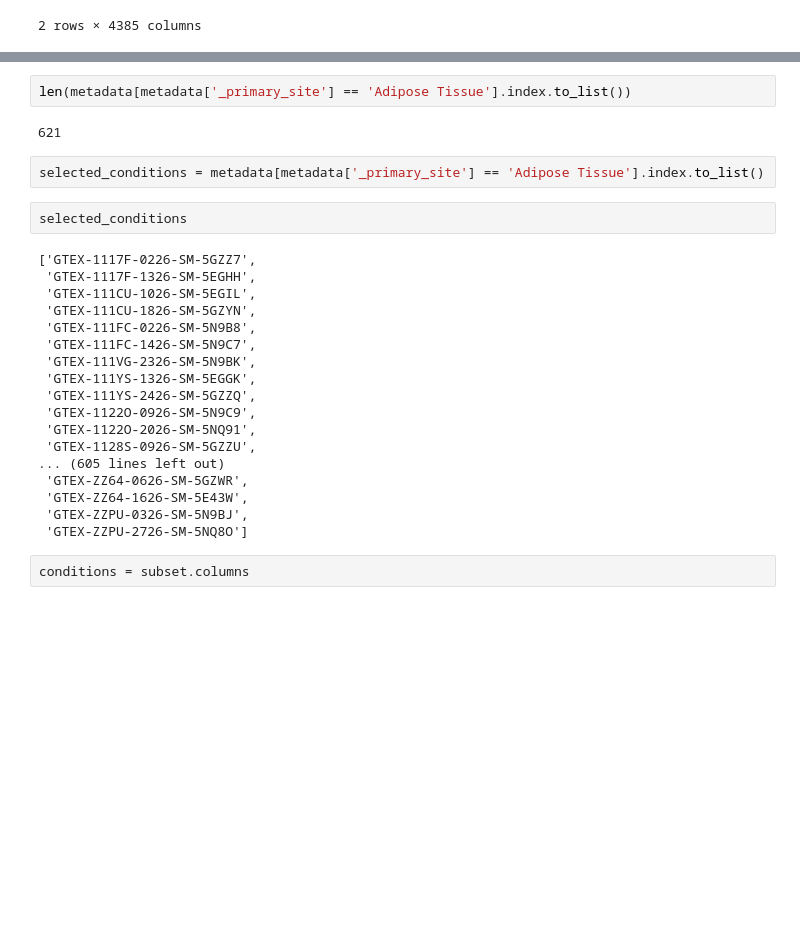
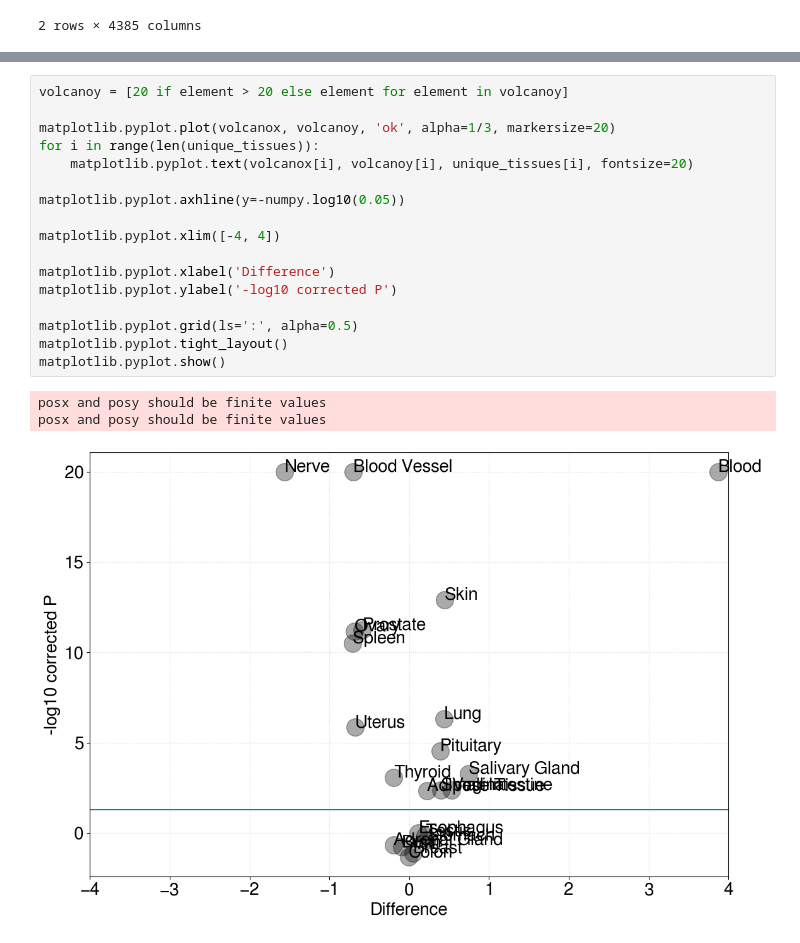
Before and after one commit to adelomana/education, a Jupyter notebook: kevin/pipeline 5.ipynb, the cells around one changed output, grey strips where cells are left out. Cells and saved outputs as stored; diff of their text form; blank space fills up the shorter version.

```diff
--- a/kevin/pipeline 5.ipynb
+++ b/kevin/pipeline 5.ipynb
@@ -107,28 +172,21 @@ Adipose Tissue
-# %%
-len(metadata[metadata['_primary_site'] == 'Adipose Tissue'].index.to_list())
-# %% [output]
-621
-# %%
-selected_conditions = metadata[metadata['_primary_site'] == 'Adipose Tissue'].index.to_list()
-# %%
-selected_conditions
-# %% [output]
-['GTEX-1117F-0226-SM-5GZZ7',
- 'GTEX-1117F-1326-SM-5EGHH',
- 'GTEX-111CU-1026-SM-5EGIL',
- 'GTEX-111CU-1826-SM-5GZYN',
- 'GTEX-111FC-0226-SM-5N9B8',
- 'GTEX-111FC-1426-SM-5N9C7',
- 'GTEX-111VG-2326-SM-5N9BK',
- 'GTEX-111YS-1326-SM-5EGGK',
- 'GTEX-111YS-2426-SM-5GZZQ',
- 'GTEX-1122O-0926-SM-5N9C9',
- 'GTEX-1122O-2026-SM-5NQ91',
- 'GTEX-1128S-0926-SM-5GZZU',
-... (605 lines left out)
- 'GTEX-ZZ64-0626-SM-5GZWR',
- 'GTEX-ZZ64-1626-SM-5E43W',
- 'GTEX-ZZPU-0326-SM-5N9BJ',
- 'GTEX-ZZPU-2726-SM-5NQ8O']
-# %%
-conditions = subset.columns
+# %%
+volcanoy = [20 if element > 20 else element for element in volcanoy]
+
+matplotlib.pyplot.plot(volcanox, volcanoy, 'ok', alpha=1/3, markersize=20)
+for i in range(len(unique_tissues)):
+    matplotlib.pyplot.text(volcanox[i], volcanoy[i], unique_tissues[i], fontsize=20)
+
+matplotlib.pyplot.axhline(y=-numpy.log10(0.05))
+
+matplotlib.pyplot.xlim([-4, 4])
+
+matplotlib.pyplot.xlabel('Difference')
+matplotlib.pyplot.ylabel('-log10 corrected P')
+
+matplotlib.pyplot.grid(ls=':', alpha=0.5)
+matplotlib.pyplot.tight_layout()
+matplotlib.pyplot.show()
+# %% [output]
+posx and posy should be finite values
+posx and posy should be finite values
+[figure, added]
```
Also changed, not shown: parts of 4 cells of this notebook.
